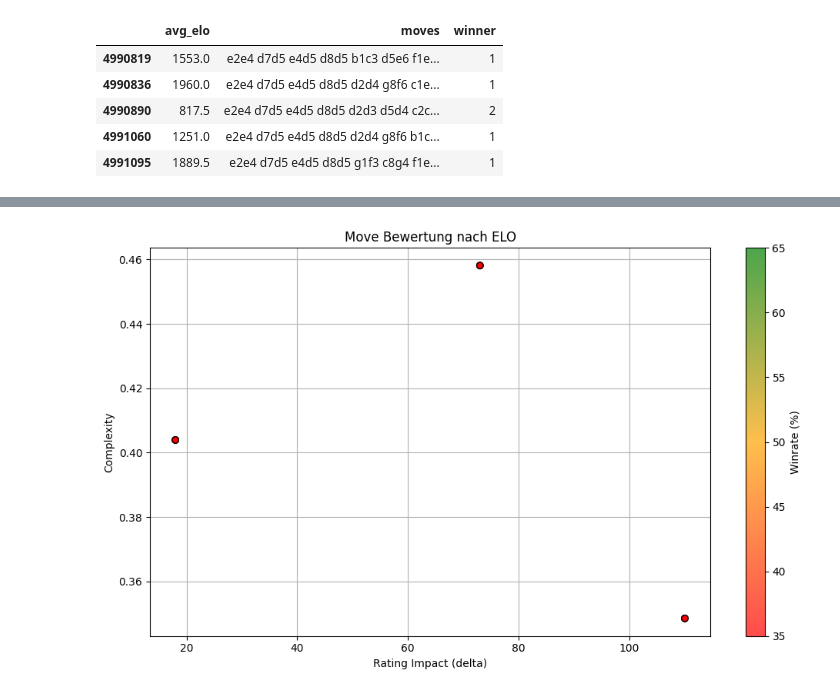
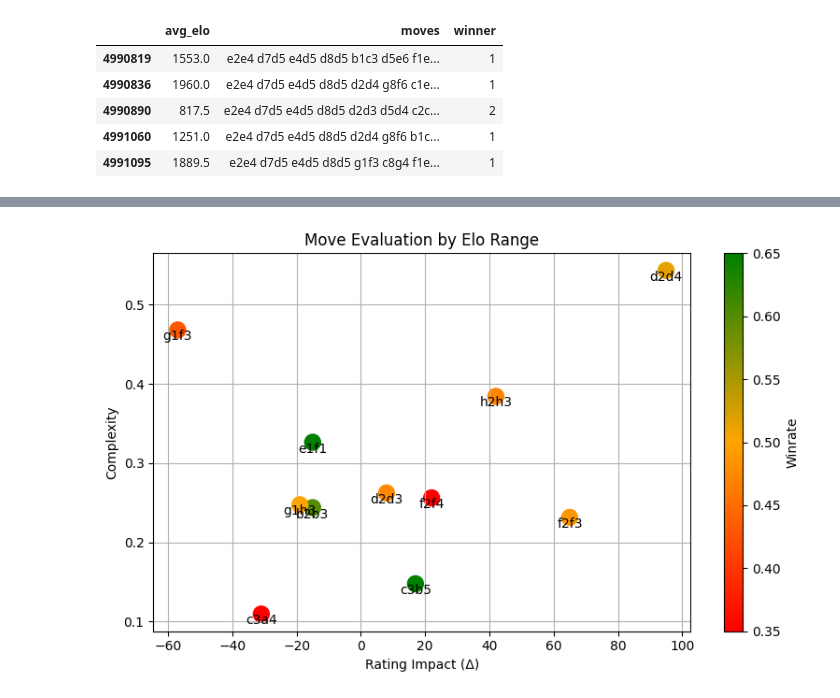
Before and after one commit to croco22/chess, a Jupyter notebook: recommendation_analysis.ipynb, the cells around one changed output, grey strips where cells are left out. Drawn from its saved outputs; the diff is of its cells as text; code cells hidden in the pictures.

```diff
--- a/recommendation_analysis.ipynb
+++ b/recommendation_analysis.ipynb
@@ -123,9 +143,11 @@ Engine recommended best move: f1e2
 # %%
-ELO_DEVIATION = 0.30
 min_elo = int(df["avg_elo"].min())
 max_elo = int(df["avg_elo"].max())
-sample_elos = random.sample(range(min_elo, max_elo + 1), 5)
-df_stats_filtered = df_stats[['move', 'delta', 'complexity']]
-COMPLEXITY_WEIGHT_MAX = 0.3
+# sample_elos = random.sample(range(min_elo, max_elo + 1), 5)
+sample_elos = [352, 630, 1102, 1590, 1923, 2332]
+df_fen_filtered = df_fen[df_fen["fen"] == sample_game["fen"]]
+
+ELO_DEVIATION = 500
+COMPLEXITY_WEIGHT_MAX = 0.3  # dynamic
 RATING_WEIGHT = 0.3
 # %%
@@ -183,3 +194,8 @@ Best move for ELO 2153: f1e2
 # %%
-df_score  # noqa
+df_stats["winrate_total"] = df_stats["white_wins"] / df_stats["count"]
+df_result = df_stats[
+    ["next_move", "delta", "complexity", "winrate_total"] +
+    [col for col in df_stats.columns if col.startswith("score_")]
+    ]
+df_result
 # %% [output]
@@ -190,46 +214,33 @@ df_score  # noqa
 # %%
-import pandas as pd
-import matplotlib.pyplot as plt
-import matplotlib.colors as mcolors
-from sklearn.preprocessing import MinMaxScaler
+cmap = mpl.colors.LinearSegmentedColormap.from_list("RG", ["red", "orange", "green"])
+norm = mpl.colors.Normalize(vmin=0.35, vmax=0.65)
 
-# Ergebnisse sammeln
-all_scores = []
-
-for elo in sorted(sample_elos):
-    df_score = analyze_moves(df, df_stats_filtered.copy(), elo)
-    df_score['elo'] = elo
-    all_scores.append(df_score)
-
-# In eine Tabelle zusammenführen
-df_results = pd.concat(all_scores, ignore_index=True)
-
-# Farbschema definieren: 35% = rot, 50% = orange, 65% = grün
-cmap = mcolors.LinearSegmentedColormap.from_list(
-    "winrate_cmap",
-    [(0.0, "red"), (0.5, "orange"), (1.0, "green")]
+plt.figure(figsize=(8, 5))
+sc = plt.scatter(
+    df_result['delta'],
+    df_result['complexity'],
+    c=df_result['winrate_total'],
+    cmap=cmap,
+    norm=norm,
+    s=150
 )
 
-# Normalize winrate to [0, 1] for color mapping
-norm = mcolors.Normalize(vmin=35, vmax=65)
+for _, row in df_result.iterrows():
+    plt.text(
+        row['delta'],
+        row['complexity'],
+        row['next_move'],
+        fontsize=10,
+        ha='center',
+        va='top'
+    )
 
-# Scatterplot erstellen
-plt.figure(figsize=(10, 6))
-sc = plt.scatter(
-    df_results['delta'],  # x-Achse: rating
-    df_results['complexity'],  # y-Achse: complexity
-    c=df_results['winrate'],  # Farbe: winrate
-    cmap=cmap,
-    norm=norm,
-    alpha=0.7,
-    edgecolors='k'
-)
-plt.colorbar(sc, label='Winrate (%)')
-plt.xlabel("Rating Impact (delta)")
+plt.colorbar(sc, label='Winrate')
+plt.xlabel("Rating Impact (Δ)")
 plt.ylabel("Complexity")
-plt.title("Move Bewertung nach ELO")
+plt.title("Move Evaluation by Elo Range")
 plt.grid(True)
 plt.tight_layout()
 plt.show()
 # %% [output]
-[figure, old version]
+[figure, new version]
```
Also changed, not shown: parts of 17 cells of this notebook, 3 other files.
